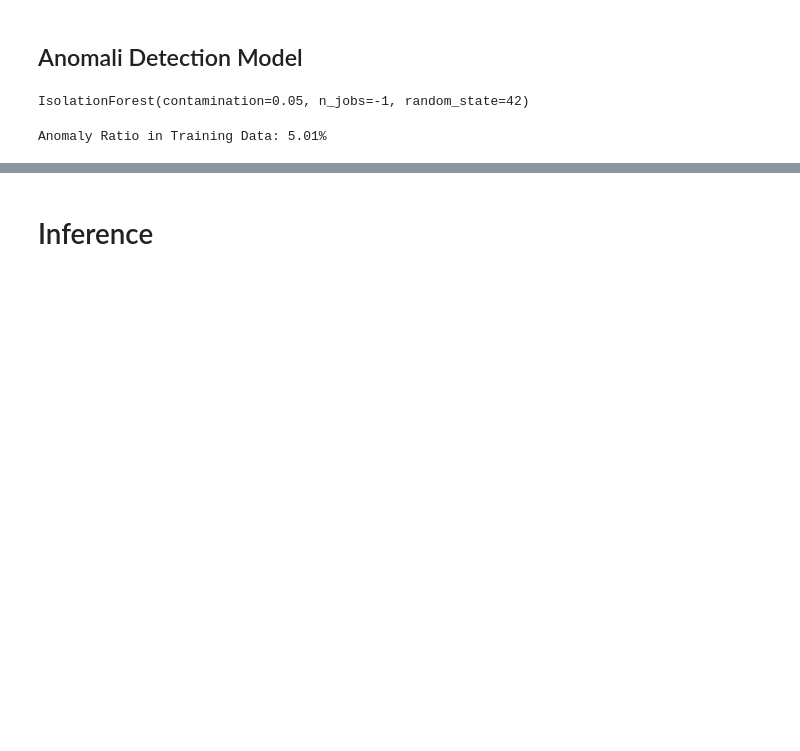
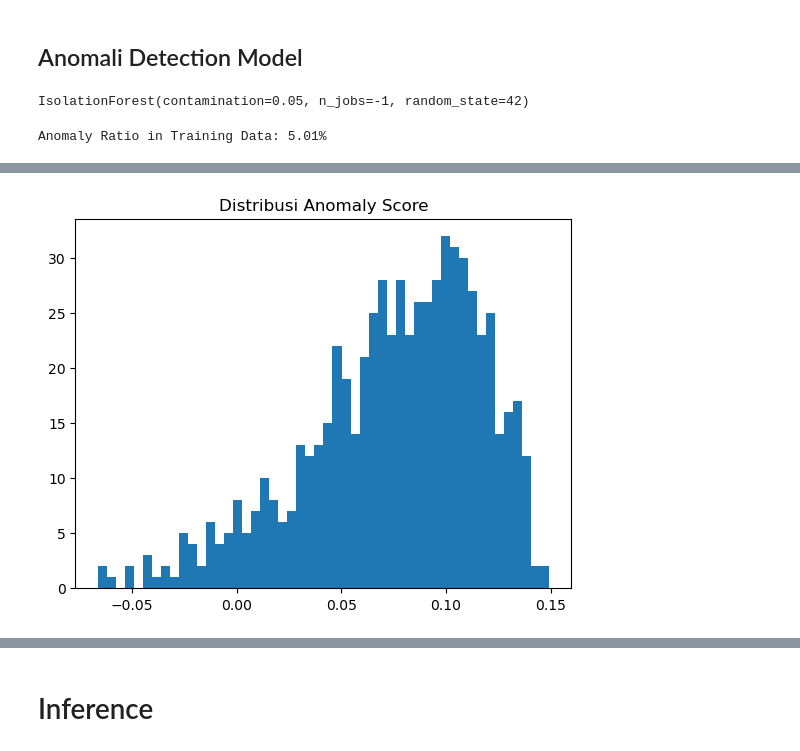
Before and after one commit to Sulbae/Water-Potability-Monitoring-System, a Jupyter notebook: modelling/model_training.ipynb, the cells around one changed output, grey strips where cells are left out. Cells and saved outputs as stored; diff of their text form; code cells hidden in the pictures; blank space fills up the shorter version.

```diff
--- a/modelling/model_training.ipynb
+++ b/modelling/model_training.ipynb
@@ -282,3 +280,9 @@ anom_scores_train.min(), anom_scores_train.mean(), anom_scores_train.max()
 anom_flag_test = model_anom.predict(anom_test)
 
 anom_score_test = model_anom.decision_function(anom_test)
+# %%
+plt.hist(anom_score_test, bins=50)
+plt.title("Distribusi Anomaly Score")
+plt.show()
+# %% [output]
+[figure, added]
```
Also changed, not shown: parts of 8 cells of this notebook.
